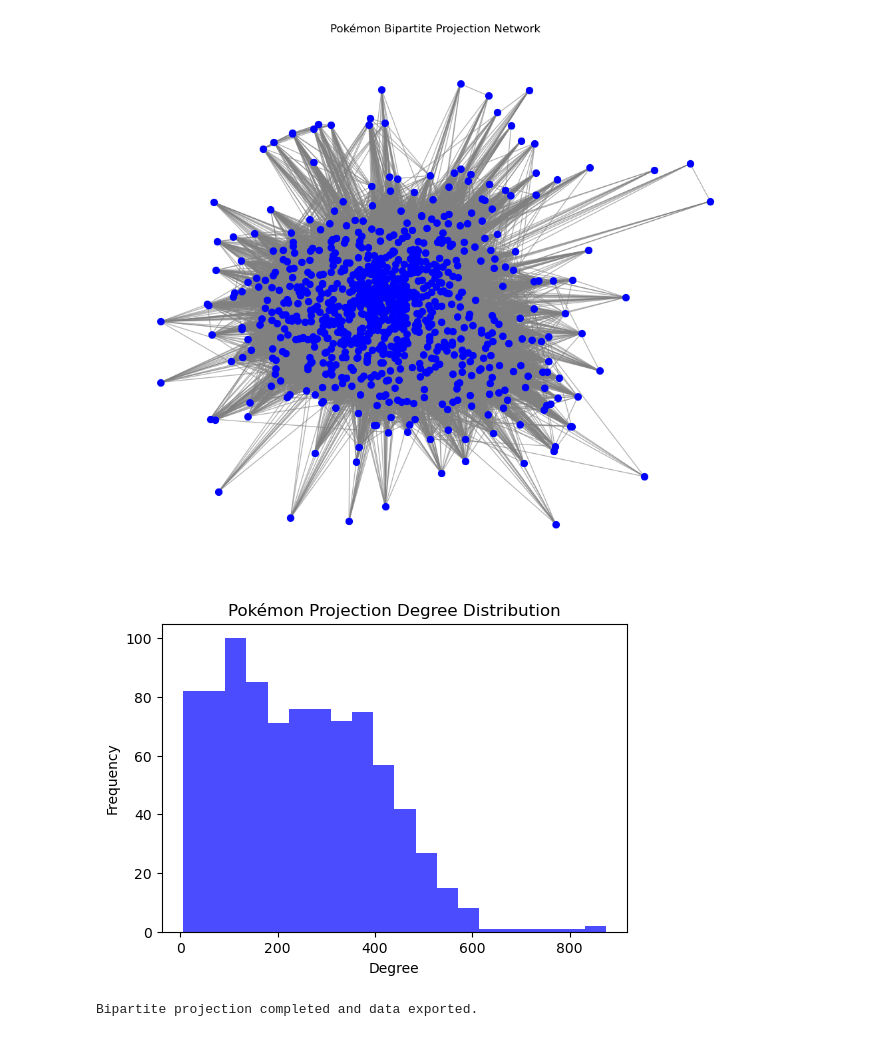
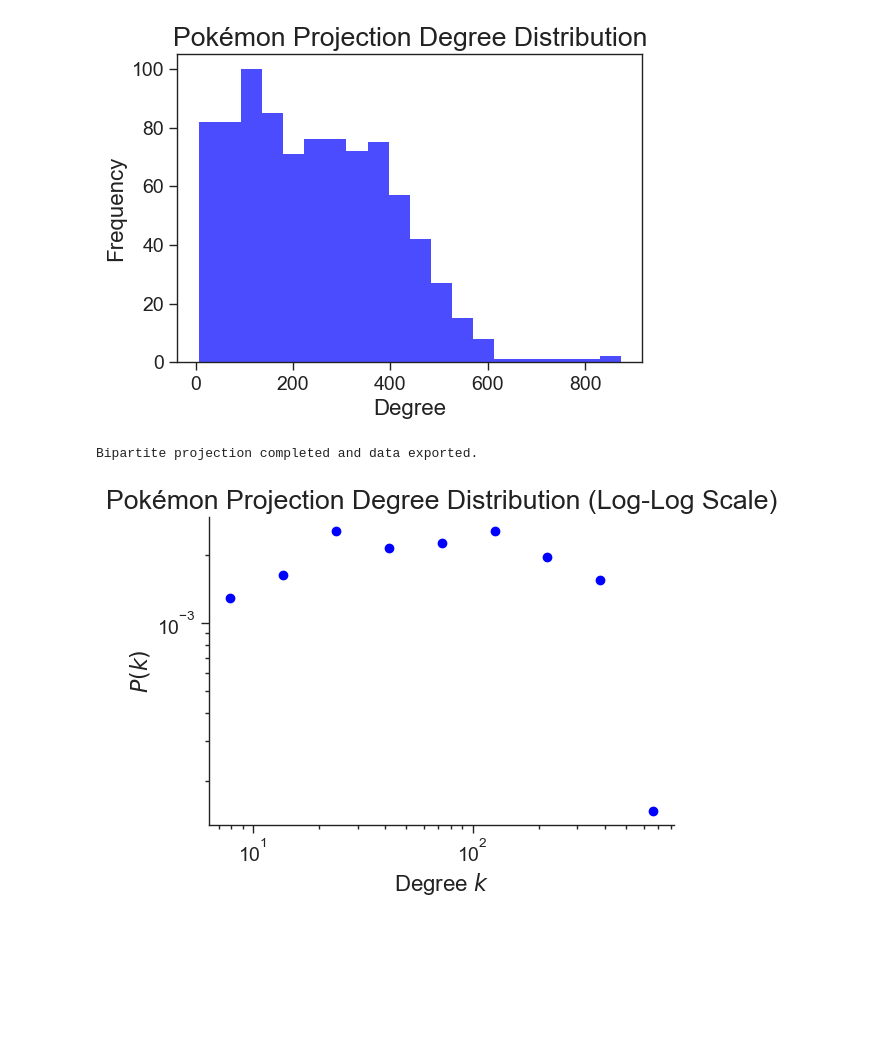
Before and after one commit to JvsonKee/pokemon-network, a Jupyter notebook: src/Analysis/BipartiteProjection.ipynb, the cells around one changed output. Drawn from its saved outputs; the diff is of its cells as text; code cells hidden in the pictures; blank space fills up the shorter version.

```diff
--- a/src/Analysis/BipartiteProjection.ipynb
+++ b/src/Analysis/BipartiteProjection.ipynb
@@ -36,13 +36,6 @@ edges_data = [(u, v, d['weight']) for u, v, d in pokemon_projection.edges(data=T
 edges_df = pd.DataFrame(edges_data, columns=['Pokemon1', 'Pokemon2', 'Weight'])
 edges_df.to_csv('../../datasets/clean/pokemon_projection_edges.csv', index=False)
 
-# Visualizing the network
-plt.figure(figsize=(10, 8))
-pos = nx.spring_layout(pokemon_projection, seed=42)
-nx.draw(pokemon_projection, pos, node_size=50, edge_color='gray', alpha=0.6)
-nx.draw_networkx_nodes(pokemon_projection, pos, node_size=50, node_color='blue')
-plt.title("Pokémon Bipartite Projection Network")
-plt.show()
 
 # Degree distribution
 degrees = np.array([d for n, d in pokemon_projection.degree()])
@@ -53,20 +46,20 @@ plt.ylabel("Frequency")
 plt.title("Pokémon Projection Degree Distribution")
 plt.show()
 
-# Compute clustering coefficient
-clustering = nx.clustering(pokemon_projection)
-clustering_df = pd.DataFrame(list(clustering.items()), columns=['Pokemon', 'Clustering'])
-clustering_df.to_csv('../../datasets/clean/pokemon_clustering.csv', index=False)
+# # Compute clustering coefficient
+# clustering = nx.clustering(pokemon_projection)
+# clustering_df = pd.DataFrame(list(clustering.items()), columns=['Pokemon', 'Clustering'])
+# clustering_df.to_csv('../../datasets/clean/pokemon_clustering.csv', index=False)
 
-# Compute closeness centrality
-closeness = nx.closeness_centrality(pokemon_projection)
-closeness_df = pd.DataFrame(list(closeness.items()), columns=['Pokemon', 'Closeness'])
-closeness_df.to_csv('../../datasets/clean/pokemon_closeness.csv', index=False)
+# # Compute closeness centrality
+# closeness = nx.closeness_centrality(pokemon_projection)
+# closeness_df = pd.DataFrame(list(closeness.items()), columns=['Pokemon', 'Closeness'])
+# closeness_df.to_csv('../../datasets/clean/pokemon_closeness.csv', index=False)
 
-# Compute betweenness centrality
-betweenness = nx.betweenness_centrality(pokemon_projection)
-betweenness_df = pd.DataFrame(list(betweenness.items()), columns=['Pokemon', 'Betweenness'])
-betweenness_df.to_csv('../../datasets/clean/pokemon_betweenness.csv', index=False)
+# # Compute betweenness centrality
+# betweenness = nx.betweenness_centrality(pokemon_projection)
+# betweenness_df = pd.DataFrame(list(betweenness.items()), columns=['Pokemon', 'Betweenness'])
+# betweenness_df.to_csv('../../datasets/clean/pokemon_betweenness.csv', index=False)
 
 print("Bipartite projection completed and data exported.")
 
@@ -105,33 +98,33 @@ def plot_degree_distribution(degrees, title, color):
     density, _ = np.histogram(degrees, bins=bin_edges, density=True)
 
     log_be = np.log10(bin_edges)
     x = 10**((log_be[1:] + log_be[:-1]) / 2)
 
     fig = plt.figure(figsize=(6,4))
     plt.plot(x, density, marker='o', linestyle='none', color=color)
     plt.xlabel(r"Degree $k$", fontsize=16)
     plt.ylabel(r"$P(k)$", fontsize=16)
     plt.title(f"{title} Degree Distribution (Linear Scale)")
 
     ax = plt.gca()
     ax.spines['right'].set_visible(False)
     ax.spines['top'].set_visible(False)
     ax.yaxis.set_ticks_position('left')
     ax.xaxis.set_ticks_position('bottom')
     plt.show()
 
 
 
 
 
 
 # Compute degrees for the Pokémon projection (excluding zero-degree nodes for log-log)
 pokemon_projection_degrees = np.array([d for n, d in pokemon_projection.degree()])
 pokemon_projection_degrees_nonzero = pokemon_projection_degrees[pokemon_projection_degrees > 0]
 
 # Plot degree distribution for the Pokémon projection
 plot_degree_distribution(pokemon_projection_degrees_nonzero, "Pokémon Projection", "blue")
 # %% [output]
-[figure, old version]
+[figure, new version]
+Bipartite projection completed and data exported.
-[figure, old version]
+[figure, new version]
-Bipartite projection completed and data exported.
```
Also changed, not shown: parts of 3 cells of this notebook, 5 other files.
